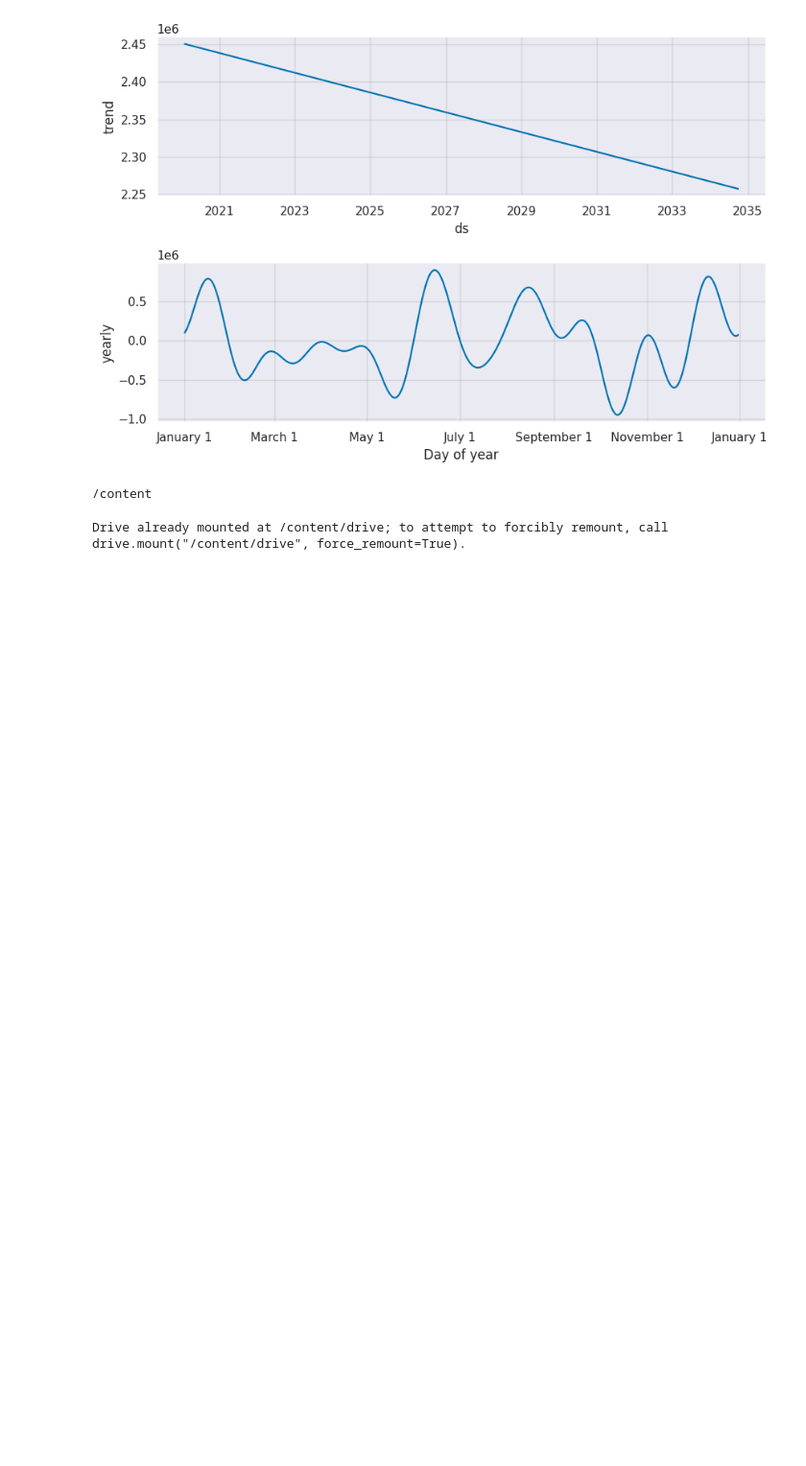
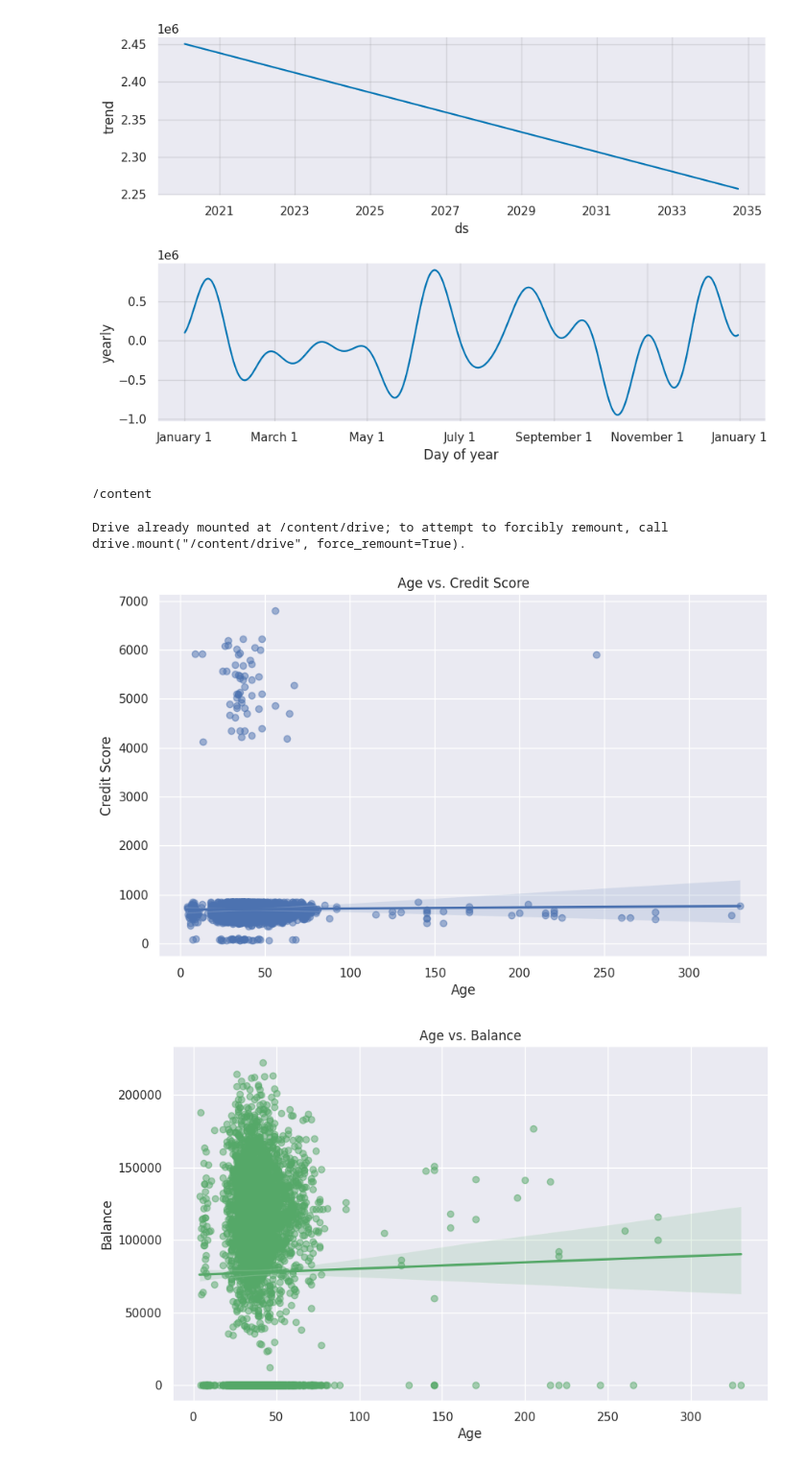
Before and after one commit to jinkasaru123/saru1, a Jupyter notebook: Data Analysis17.ipynb, the cells around one changed output. Shown at 96% size. Drawn from its saved outputs; the diff is of its cells as text; code cells hidden in the pictures; blank space fills up the shorter version.

```diff
--- a/Data Analysis17.ipynb
+++ b/Data Analysis17.ipynb
@@ -392,3 +392,25 @@ from google.colab import drive
 drive.mount('/content/drive')
 # %% [output]
 Drive already mounted at /content/drive; to attempt to forcibly remount, call drive.mount("/content/drive", force_remount=True).
+# %%
+# Define a custom color palette
+palette = "viridis"
+
+# Scatter plot of Age vs. Credit Score with a regression line
+plt.figure(figsize=(10, 6))
+sns.regplot(x='Age', y='CreditScore', data=df, scatter_kws={'alpha':0.5}, color='b')
+plt.title('Age vs. Credit Score')
+plt.xlabel('Age')
+plt.ylabel('Credit Score')
+plt.show()
+
+# Scatter plot of Age vs. Balance with a regression line
+plt.figure(figsize=(10, 6))
+sns.regplot(x='Age', y='Balance', data=df, scatter_kws={'alpha':0.5}, color='g')
+plt.title('Age vs. Balance')
+plt.xlabel('Age')
+plt.ylabel('Balance')
+plt.show()
+# %% [output]
+[figure, added]
+[figure, added]
```
Also changed, not shown: parts of 3 cells of this notebook.
